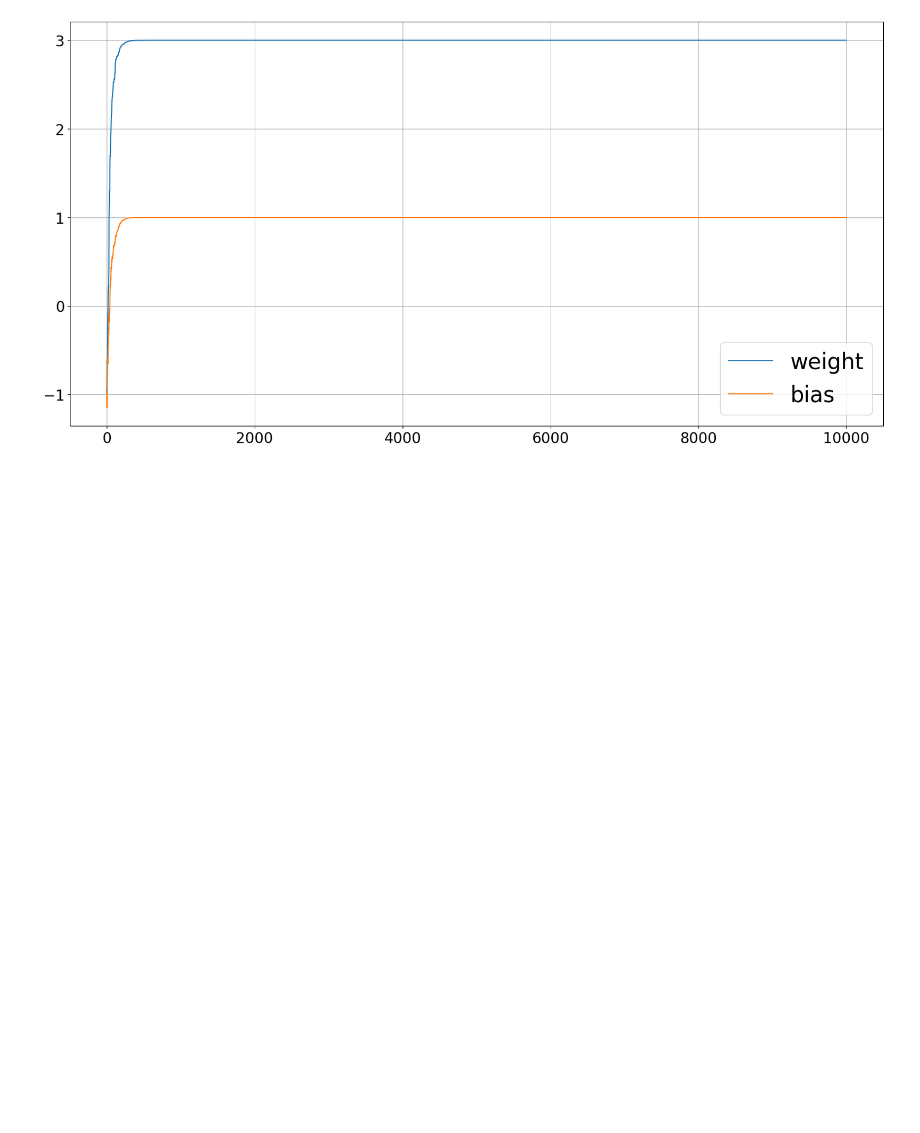
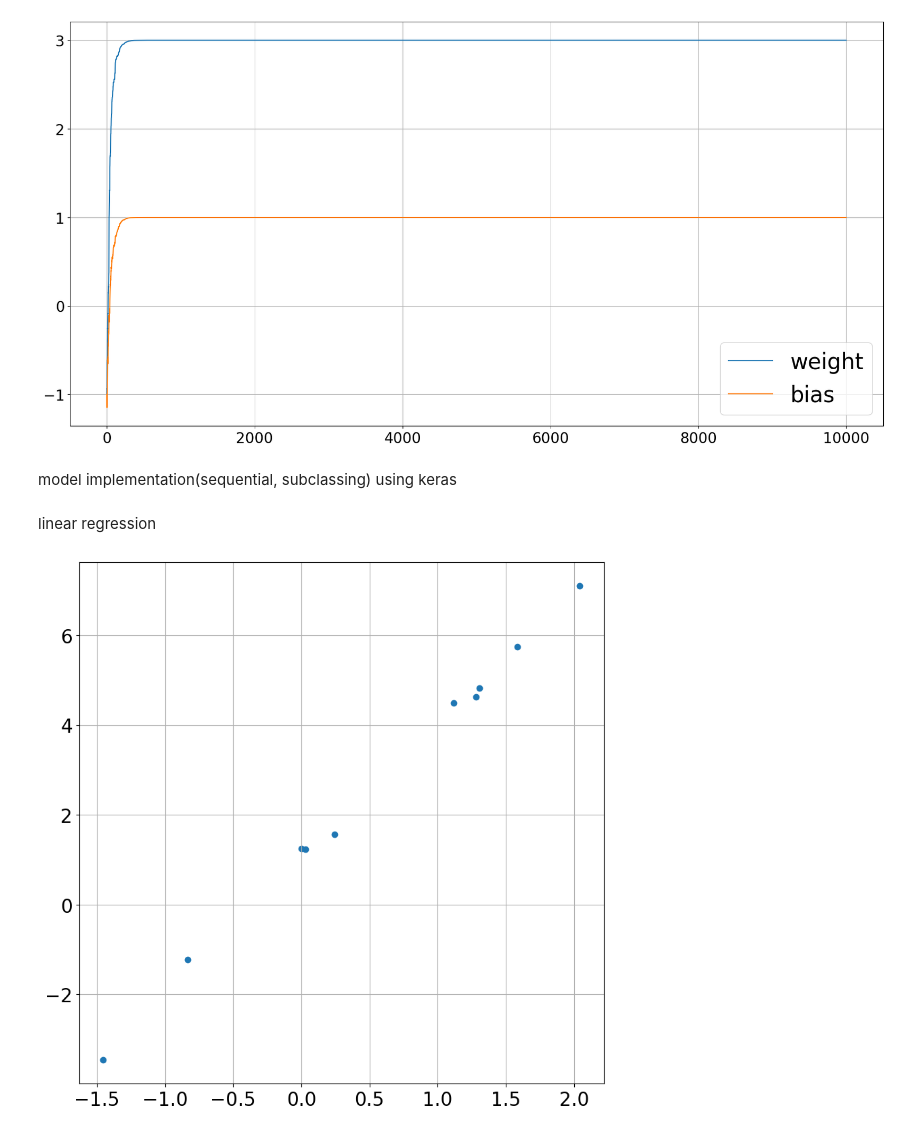
Before and after one commit to hakhyun0615/Tensorflow, a Jupyter notebook: tensorflow.ipynb, the cells around one changed output. Cells and saved outputs as stored; diff of their text form; code cells hidden in the pictures; blank space fills up the shorter version.

```diff
--- a/tensorflow.ipynb
+++ b/tensorflow.ipynb
@@ -266,3 +266,24 @@ ax.legend(fontsize=30)
 ax.grid()
 # %% [output]
 [figure]
+# %% [markdown]
+model implementation(sequential, subclassing) using keras
+# %% [markdown]
+linear regression
+# %%
+import tensorflow as tf
+import matplotlib.pyplot as plt
+from termcolor import colored
+
+X_train = tf.random.normal(shape=(10,1), dtype=tf.float32)
+y_train = 3*X_train + 1 + 0.2*tf.random.normal(shape=(10,1), dtype=tf.float32)
+
+X_test = tf.random.normal(shape=(3,1), dtype=tf.float32)
+y_test = 3*X_test + 1 + 0.2*tf.random.normal(shape=(3,1), dtype=tf.float32)
+
+fig, ax = plt.subplots(figsize=(10,10))
+ax.scatter(X_train.numpy(), y_train.numpy())
+ax.tick_params(labelsize=20)
+ax.grid()
+# %% [output]
+[figure, added]
```
Also changed, not shown: parts of 8 cells of this notebook.
